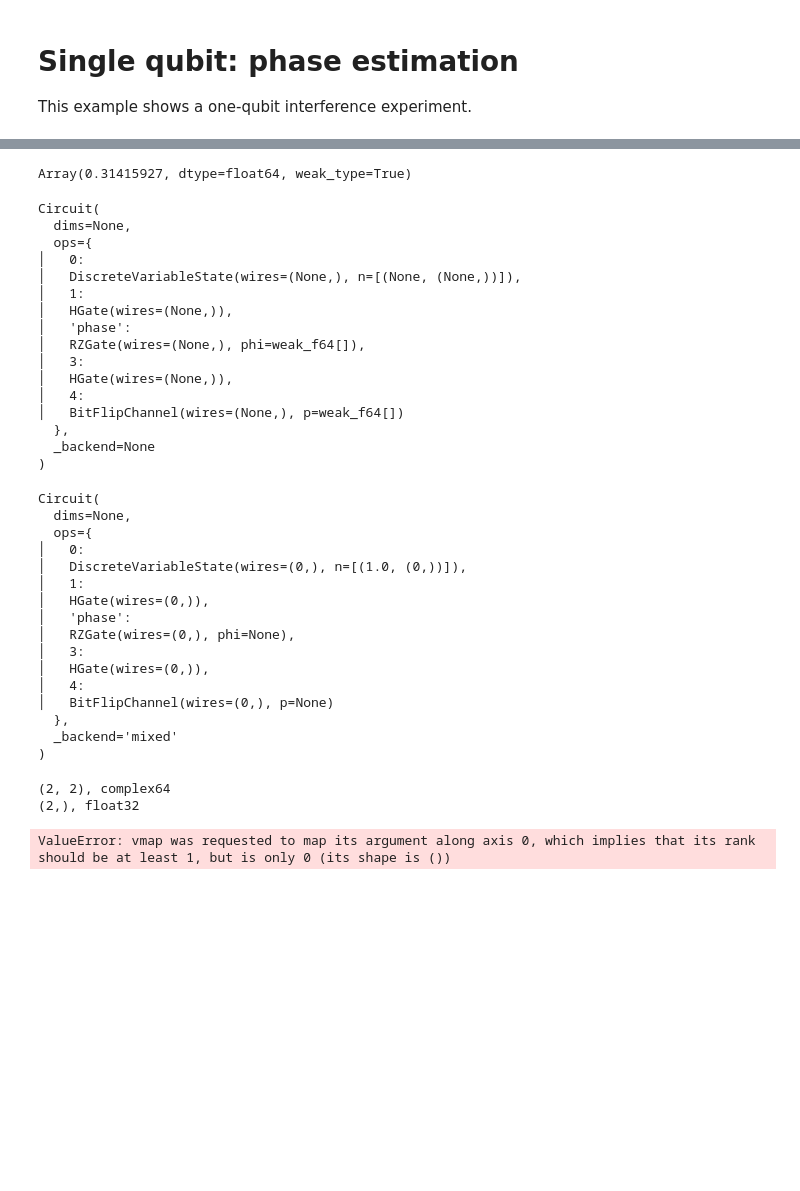
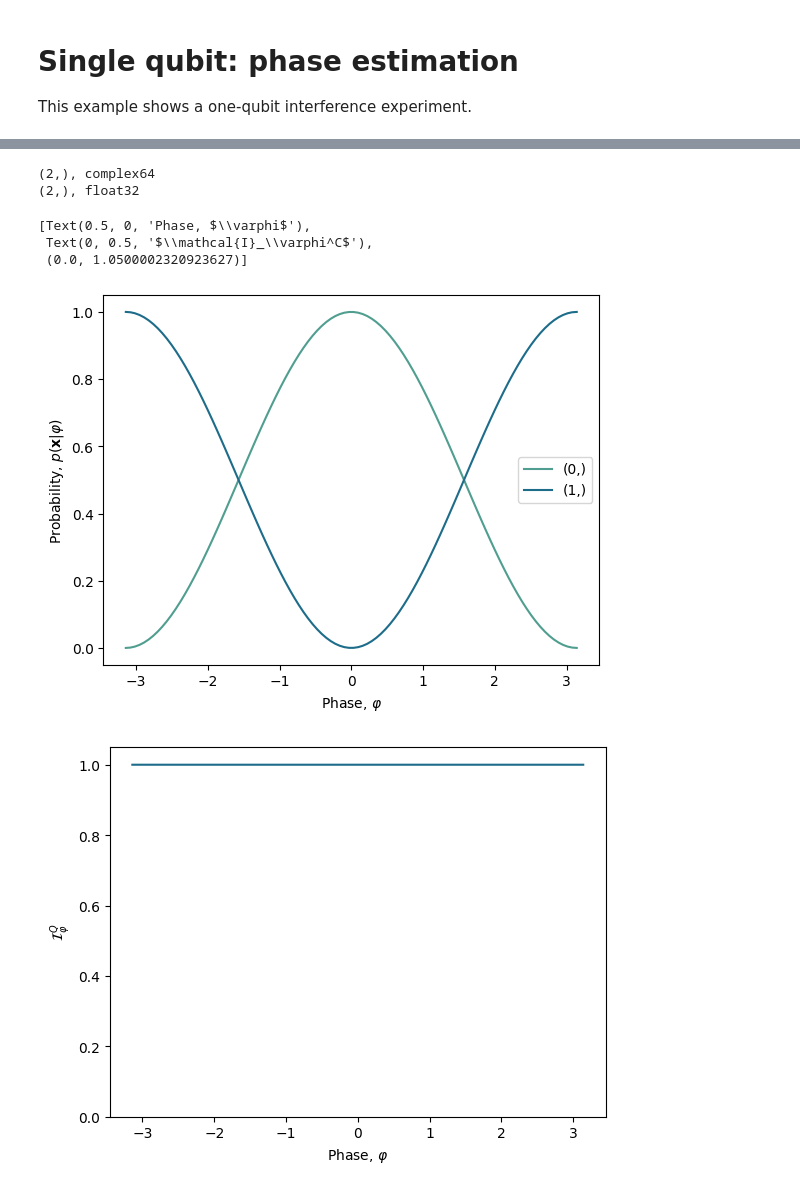
Before and after one commit to benjimaclellan/squint, a Jupyter notebook: examples/1a_qubit.ipynb, the cells around one changed output, grey strips where cells are left out. Saved outputs shown, nothing was run; the diff lists cells and outputs as text; code cells hidden in the pictures; blank space fills up the shorter version.

```diff
--- a/examples/1a_qubit.ipynb
+++ b/examples/1a_qubit.ipynb
@@ -14,7 +15,7 @@ from squint.circuit import Circuit
 from squint.ops.dv import DiscreteVariableState, HGate, RZGate
 from squint.ops.noise import BitFlipChannel
 # %%
-circuit = Circuit(backend="mixed")
+circuit = Circuit(backend="pure")
 
 #          ____      ___________      ____
 # |0> --- | H | --- | Rz(\phi) | --- | H | ----
@@ -22,9 +23,8 @@ circuit = Circuit(backend="mixed")
 
 circuit.add(DiscreteVariableState(wires=(0,), n=(0,)))
 circuit.add(HGate(wires=(0,)))
-circuit.add(RZGate(wires=(0,), phi=0.1 * jnp.pi), "phase")
+circuit.add(RZGate(wires=(0,), phi=0.0 * jnp.pi), "phase")
 circuit.add(HGate(wires=(0,)))
-circuit.add(BitFlipChannel(wires=(0,), p=0.1))
 
 pprint(circuit)
 # %% [output]
@@ -51,42 +49,4 @@ pprint(circuit.subscripts)
-# %%
-circuit.ops["phase"].phi
-# %% [output]
-Array(0.31415927, dtype=float64, weak_type=True)
 # %%
 params, static = eqx.partition(circuit, eqx.is_inexact_array)
-
-pprint(params)
-pprint(static)
+get = lambda pytree: jnp.array([pytree.ops["phase"].phi])
+sim = circuit.compile(params, static, dim=2, optimize="greedy")
-# %% [output]
-Circuit(
-  dims=None,
-  ops={
-│   0:
-│   DiscreteVariableState(wires=(None,), n=[(None, (None,))]),
-│   1:
-│   HGate(wires=(None,)),
-│   'phase':
-│   RZGate(wires=(None,), phi=weak_f64[]),
-│   3:
-│   HGate(wires=(None,)),
-│   4:
-│   BitFlipChannel(wires=(None,), p=weak_f64[])
-  },
-  _backend=None
-)
-Circuit(
-  dims=None,
-  ops={
-│   0:
-│   DiscreteVariableState(wires=(0,), n=[(1.0, (0,))]),
-│   1:
-│   HGate(wires=(0,)),
-│   'phase':
-│   RZGate(wires=(0,), phi=None),
-│   3:
-│   HGate(wires=(0,)),
-│   4:
-│   BitFlipChannel(wires=(0,), p=None)
-  },
-  _backend='mixed'
-)
@@ -101,46 +59,46 @@ dprob = sim.probabilities.grad(params)
 print(f"{ket.shape}, {ket.dtype}")
 print(f"{prob.shape}, {prob.dtype}")
 # %% [output]
-(2, 2), complex64
+(2,), complex64
 (2,), float32
+# %%
+phis = jnp.linspace(-jnp.pi, jnp.pi, 100)
+
+def update(phi, params):
+    return eqx.tree_at(lambda pytree: pytree.ops["phase"].phi, params, phi)
+
+probs = jax.lax.map(lambda phi: sim.probabilities.forward(update(phi, params)), phis)
+qfims = jax.lax.map(lambda phi: sim.amplitudes.qfim(get, update(phi, params)), phis)
+cfims = jax.lax.map(lambda phi: sim.probabilities.cfim(get, update(phi, params)), phis)
 # %%
-sim = circuit.compile(params, static, dim=2, optimize="greedy")
-
-get = lambda pytree: jnp.array([pytree.ops["phase"].phi])
-
-phis = jnp.linspace(-jnp.pi, jnp.pi, 100)
-params = eqx.tree_at(
-    lambda pytree: pytree.ops["phase"].phi, params, jnp.expand_dims(phis, axis=1)
-)
-
-probs = eqx.filter_vmap(sim.probabilities.forward)(params)
-cfims = eqx.filter_vmap(sim.probabilities.cfim, in_axes=(None, 0))(get, params)
-qfims = eqx.filter_vmap(sim.amplitudes.qfim, in_axes=(None, 0))(get, params)
-
 colors = sns.color_palette("crest", n_colors=jnp.prod(jnp.array(probs.shape[1:])))
 fig, ax = plt.subplots()
 for i, idx in enumerate(
     itertools.product(*[list(range(ell)) for ell in probs.shape[1:]])
 ):
     ax.plot(phis, probs[:, *idx], label=f"{idx}", color=colors[i])
 ax.legend()
 ax.set(xlabel=r"Phase, $\varphi$", ylabel=r"Probability, $p(\mathbf{x} | \varphi)$")
 
 
 fig, ax = plt.subplots()
 ax.plot(phis, qfims.squeeze(), color=colors[i])
 ax.set(
     xlabel=r"Phase, $\varphi$",
     ylabel=r"$\mathcal{I}_\varphi^Q$",
     ylim=[0, 1.05 * jnp.max(qfims)],
 )
 
 fig, ax = plt.subplots()
 ax.plot(phis, cfims.squeeze(), color=colors[i])
 ax.set(
     xlabel=r"Phase, $\varphi$",
     ylabel=r"$\mathcal{I}_\varphi^C$",
     ylim=[0, 1.05 * jnp.max(cfims)],
 )
 # %% [output]
-ValueError: vmap was requested to map its argument along axis 0, which implies that its rank should be at least 1, but is only 0 (its shape is ())
+[Text(0.5, 0, 'Phase, $\\varphi$'),
+ Text(0, 0.5, '$\\mathcal{I}_\\varphi^C$'),
+ (0.0, 1.0500002320923627)]
+[figure, added]
+[figure, added]
```
Also changed, not shown: parts of 5 cells of this notebook, 18 other files.
